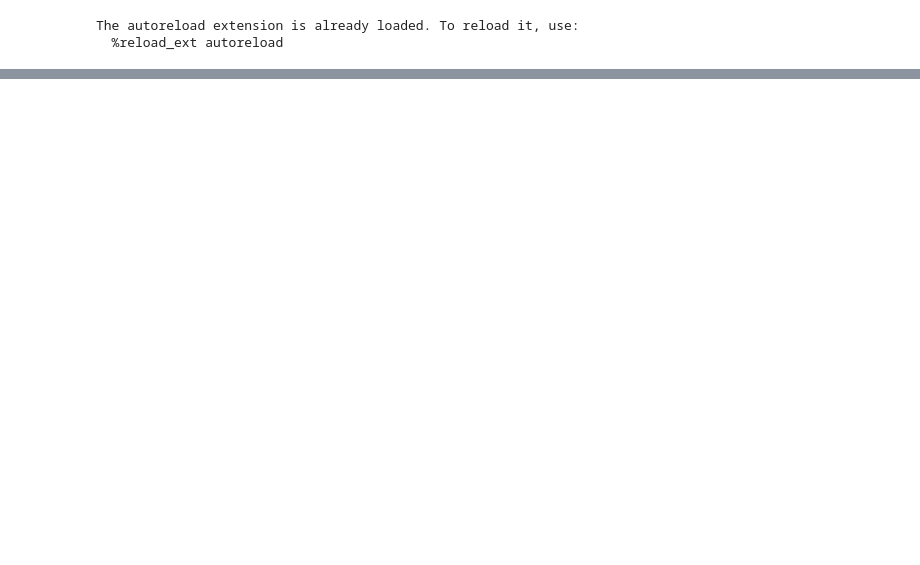
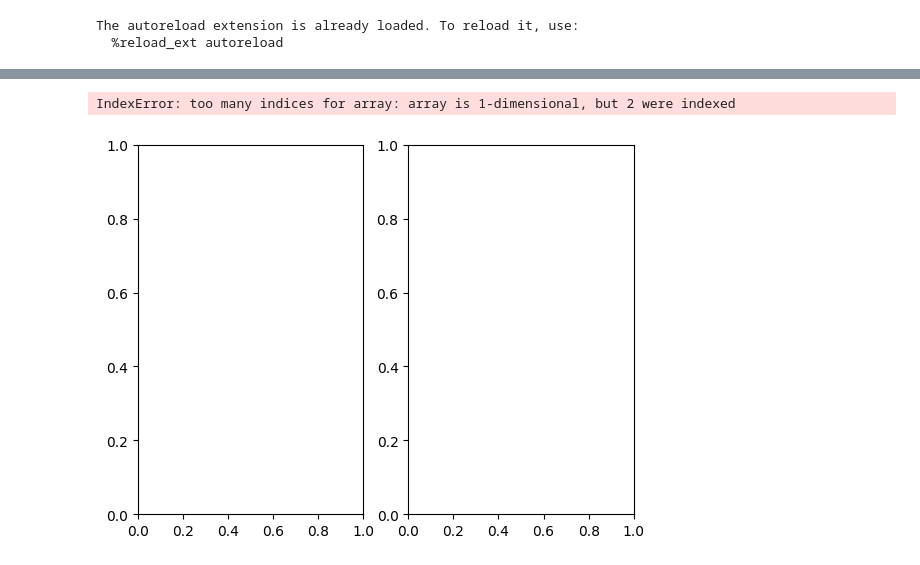
Before and after one commit to vuanhhuyhlqn/amfea, a Jupyter notebook: test.ipynb, the cells around one changed output, grey strips where cells are left out. Drawn from its saved outputs; the diff is of its cells as text; code cells hidden in the pictures; blank space fills up the shorter version.

```diff
--- a/test.ipynb
+++ b/test.ipynb
@@ -42,0 +72,8 @@ array([0.3, 0.3, 0.3, 0.3, 0.3])
+# %%
+figure, axis = plt.subplots(1, 2)
+for task_id in range(len(tasks)):
+    axis[0, 0].plot(bfs[task_id])
+    axis[0, 1].plot(mfs[task_id])
+# %% [output]
+IndexError: too many indices for array: array is 1-dimensional, but 2 were indexed
+[figure, added]
```
Also changed, not shown: parts of 10 cells of this notebook, 3 other files.
